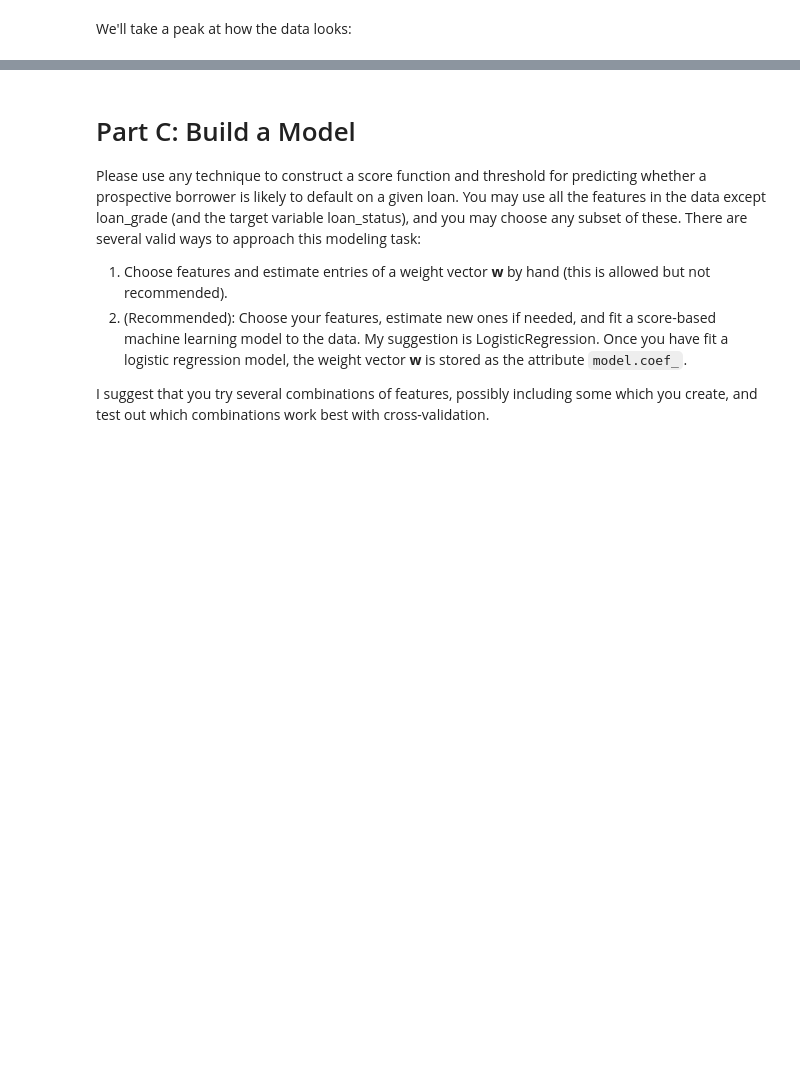
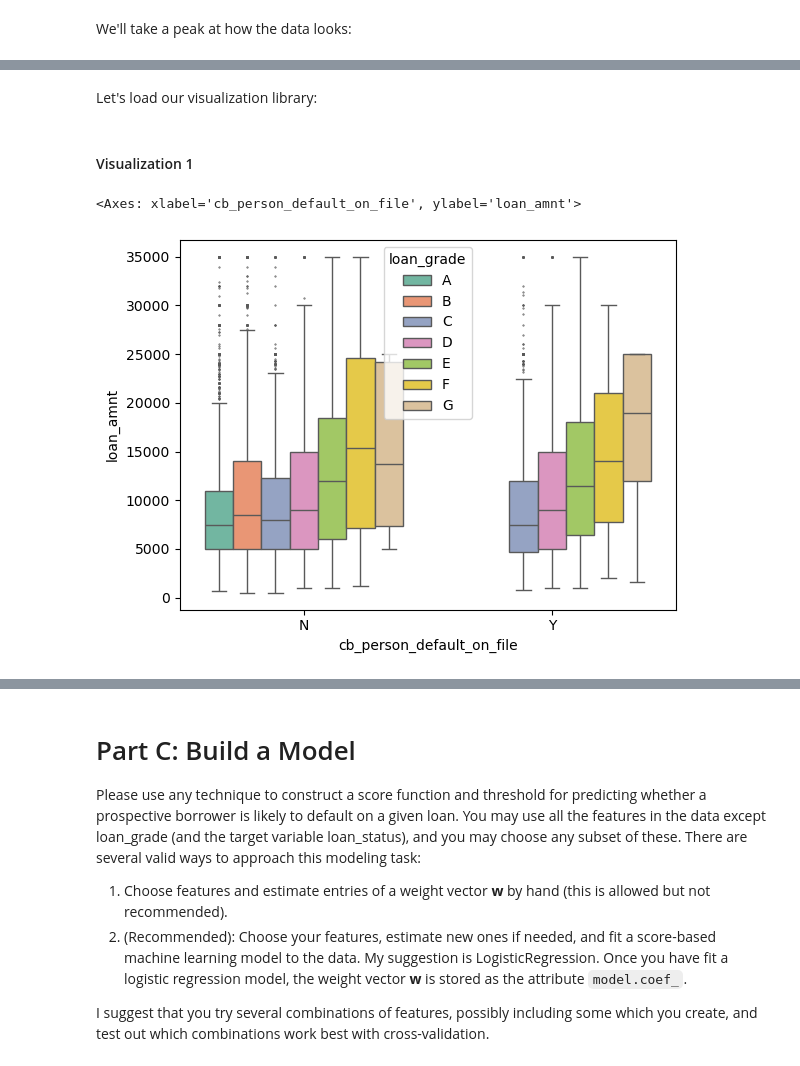
Before and after one commit to charliemoore00/charliemoore00.github.io, a Jupyter notebook: posts/whose-costs/index.ipynb, the cells around one changed output, grey strips where cells are left out. Cells and saved outputs as stored; diff of their text form; code cells hidden in the pictures; blank space fills up the shorter version.

```diff
--- a/posts/whose-costs/index.ipynb
+++ b/posts/whose-costs/index.ipynb
@@ -14,7 +14,7 @@ We'll start by loading the data into a dataframe:
 # %%
 import pandas as pd
 url = "https://raw.githubusercontent.com/PhilChodrow/ml-notes/main/data/credit-risk/train.csv"
-df_train = pd.read_csv(url)
+df = pd.read_csv(url)
 # %% [markdown]
 We'll take a peak at how the data looks:
 # %%
@@ -36,0 +62,2 @@ Which segments of prospective borrowers have access to large lines of credit?
+# %% [markdown]
+Let's load our visualization library:
@@ -36,0 +66,7 @@ Which segments of prospective borrowers have access to large lines of credit?
+# %% [markdown]
+#### Visualization 1
+# %%
+sns.boxplot(df, x="cb_person_default_on_file", y="loan_amnt", hue_order=["A", "B", "C", "D", "E", "F", "G"], hue="loan_grade", palette="Set2", fliersize=0.5)
+# %% [output]
+<Axes: xlabel='cb_person_default_on_file', ylabel='loan_amnt'>
+[figure, added]
```
Also changed, not shown: parts of 12 cells of this notebook, 11 other files.
